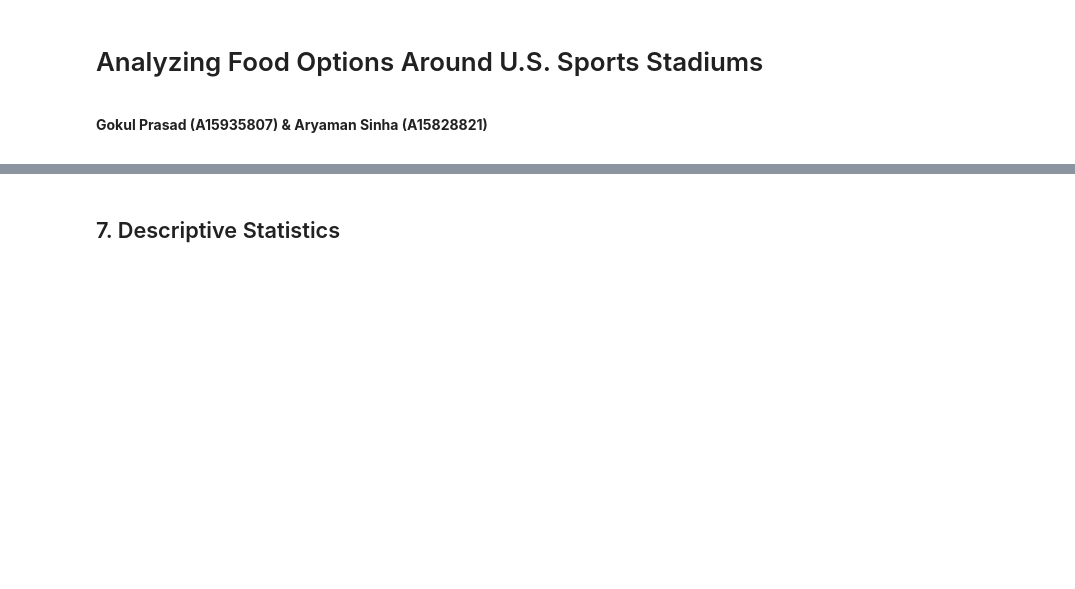
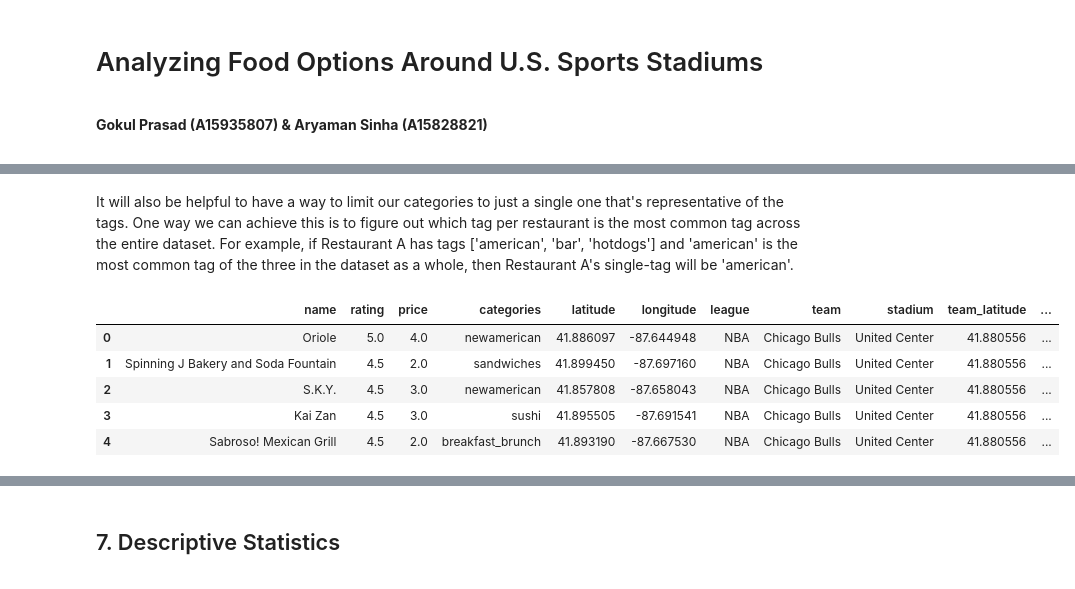
Before and after one commit to gprasad125/stadiums, a Jupyter notebook: notebooks/final_report.ipynb, the cells around one changed output, grey strips where cells are left out. Cells and saved outputs as stored; diff of their text form; code cells hidden in the pictures; blank space fills up the shorter version.

```diff
--- a/notebooks/final_report.ipynb
+++ b/notebooks/final_report.ipynb
@@ -99,0 +156,44 @@ df.head()
+# %% [markdown]
+It will also be helpful to have a way to limit our categories to just a single one that's representative of the tags. One way we can achieve this is to figure out which tag per restaurant is the most common tag across the entire dataset. For example, if Restaurant A has tags ['american', 'bar', 'hotdogs'] and 'american' is the most common tag of the three in the dataset as a whole, then Restaurant A's single-tag will be 'american'.
+# %%
+# create copy-df for single counts ONLY
+single_count = usa.copy(deep=False)
+single_count['categories'] = usa['categories'].apply(lambda x: x.strip().replace(' ', '').split(','))
+single_count.head()
+
+# get counts per tag
+category_count = {}
+for entry in single_count['categories']:
+    for cat in entry:
+        if cat not in category_count.keys():
+            category_count[cat] = 1
+        else:
+            category_count[cat] += 1
+
+def find_max(category):
+
+    '''
+    Finds the key with the max value for a list of keys
+    '''
+
+    # find max
+    max_count = 0
+    best_category = 'null'
+    for entry in category:
+        entry = entry.replace(' ', '')
+        if category_count[entry] > max_count:
+            max_count = category_count[entry]
+            best_category = entry
+
+    return best_category
+
+single_count['categories'] = single_count['categories'].apply(find_max)
+
+single_count.head()
+# %% [output]
+|  | name | rating | price | categories | latitude | longitude | league | team | stadium | team_latitude | ... |
+| 0 | Oriole | 5.0 | 4.0 | newamerican | 41.886097 | -87.644948 | NBA | Chicago Bulls | United Center | 41.880556 | ... |
+| 1 | Spinning J Bakery and Soda Fountain | 4.5 | 2.0 | sandwiches | 41.899450 | -87.697160 | NBA | Chicago Bulls | United Center | 41.880556 | ... |
+| 2 | S.K.Y. | 4.5 | 3.0 | newamerican | 41.857808 | -87.658043 | NBA | Chicago Bulls | United Center | 41.880556 | ... |
+| 3 | Kai Zan | 4.5 | 3.0 | sushi | 41.895505 | -87.691541 | NBA | Chicago Bulls | United Center | 41.880556 | ... |
+| 4 | Sabroso! Mexican Grill | 4.5 | 2.0 | breakfast_brunch | 41.893190 | -87.667530 | NBA | Chicago Bulls | United Center | 41.880556 | ... |
```
Also changed, not shown: parts of 13 cells of this notebook, 6 other files.
